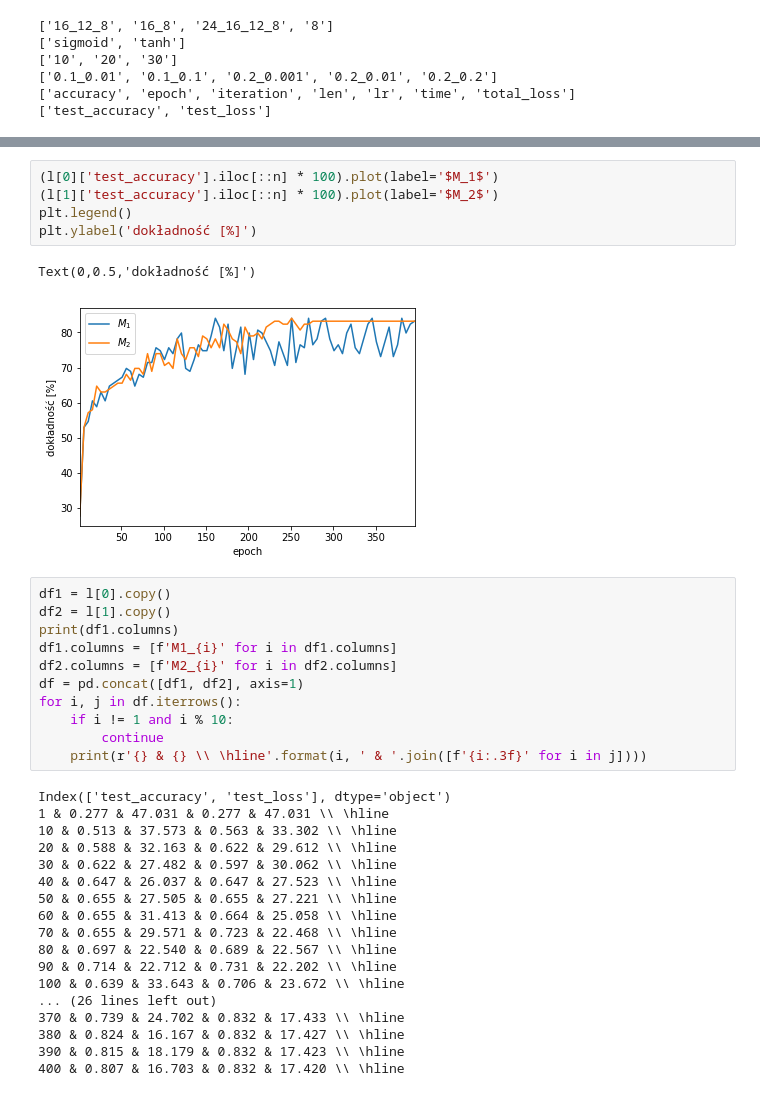
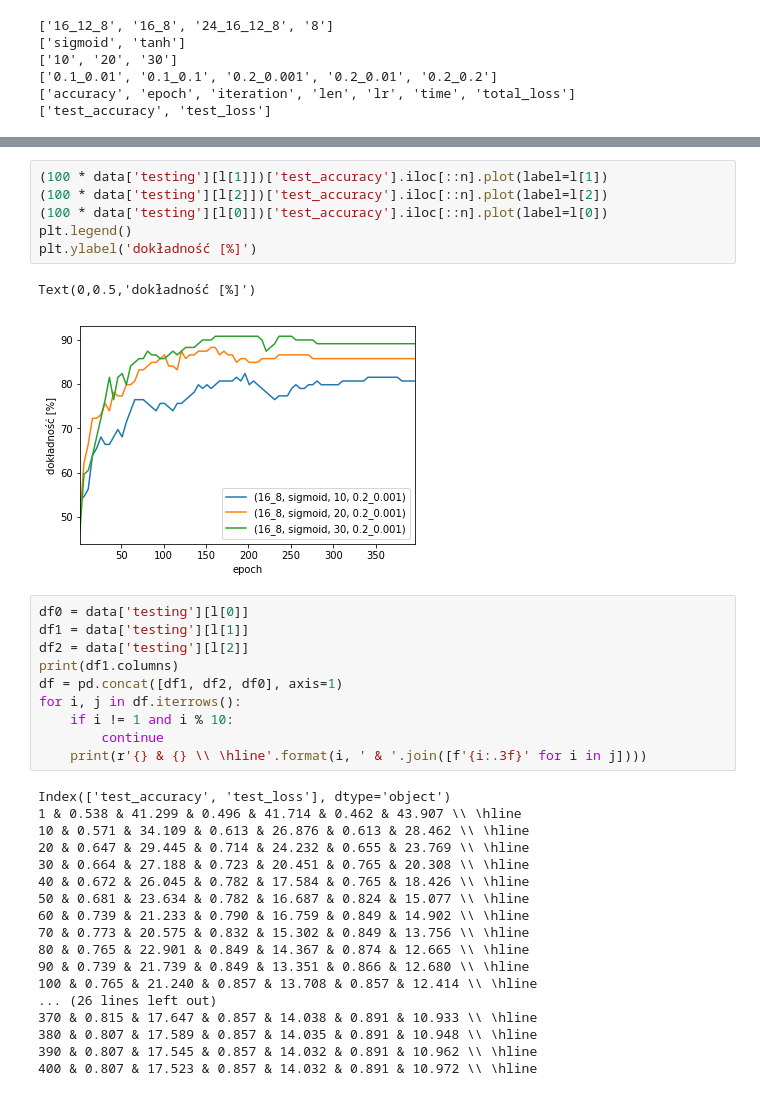
Before and after one commit to matbur/inz-doc, a Jupyter notebook: parse-tests.ipynb, the cells around one changed output, grey strips where cells are left out. Saved outputs shown, nothing was run; the diff lists cells and outputs as text.

```diff
--- a/parse-tests.ipynb
+++ b/parse-tests.ipynb
@@ -93,37 +74,37 @@ Text(0,0.5,'błąd średniokwadratowy')
-# %%
-(l[0]['test_accuracy'].iloc[::n] * 100).plot(label='$M_1$')
-(l[1]['test_accuracy'].iloc[::n] * 100).plot(label='$M_2$')
-plt.legend()
-plt.ylabel('dokładność [%]')
-# %% [output]
-Text(0,0.5,'dokładność [%]')
-[figure, removed]
+# %%
+(100 * data['testing'][l[1]])['test_accuracy'].iloc[::n].plot(label=l[1])
+(100 * data['testing'][l[2]])['test_accuracy'].iloc[::n].plot(label=l[2])
+(100 * data['testing'][l[0]])['test_accuracy'].iloc[::n].plot(label=l[0])
+plt.legend()
+plt.ylabel('dokładność [%]')
+# %% [output]
+Text(0,0.5,'dokładność [%]')
+[figure, added]
 # %%
-df1 = l[0].copy()
-df2 = l[1].copy()
+df0 = data['testing'][l[0]]
+df1 = data['testing'][l[1]]
+df2 = data['testing'][l[2]]
 print(df1.columns)
-df1.columns = [f'M1_{i}' for i in df1.columns]
-df2.columns = [f'M2_{i}' for i in df2.columns]
-df = pd.concat([df1, df2], axis=1)
+df = pd.concat([df1, df2, df0], axis=1)
 for i, j in df.iterrows():
     if i != 1 and i % 10:
         continue
     print(r'{} & {} \\ \hline'.format(i, ' & '.join([f'{i:.3f}' for i in j])))
 # %% [output]
 Index(['test_accuracy', 'test_loss'], dtype='object')
-1 & 0.277 & 47.031 & 0.277 & 47.031 \\ \hline
-10 & 0.513 & 37.573 & 0.563 & 33.302 \\ \hline
-20 & 0.588 & 32.163 & 0.622 & 29.612 \\ \hline
-30 & 0.622 & 27.482 & 0.597 & 30.062 \\ \hline
-40 & 0.647 & 26.037 & 0.647 & 27.523 \\ \hline
-50 & 0.655 & 27.505 & 0.655 & 27.221 \\ \hline
-60 & 0.655 & 31.413 & 0.664 & 25.058 \\ \hline
-70 & 0.655 & 29.571 & 0.723 & 22.468 \\ \hline
-80 & 0.697 & 22.540 & 0.689 & 22.567 \\ \hline
-90 & 0.714 & 22.712 & 0.731 & 22.202 \\ \hline
-100 & 0.639 & 33.643 & 0.706 & 23.672 \\ \hline
+1 & 0.538 & 41.299 & 0.496 & 41.714 & 0.462 & 43.907 \\ \hline
+10 & 0.571 & 34.109 & 0.613 & 26.876 & 0.613 & 28.462 \\ \hline
+20 & 0.647 & 29.445 & 0.714 & 24.232 & 0.655 & 23.769 \\ \hline
+30 & 0.664 & 27.188 & 0.723 & 20.451 & 0.765 & 20.308 \\ \hline
+40 & 0.672 & 26.045 & 0.782 & 17.584 & 0.765 & 18.426 \\ \hline
+50 & 0.681 & 23.634 & 0.782 & 16.687 & 0.824 & 15.077 \\ \hline
+60 & 0.739 & 21.233 & 0.790 & 16.759 & 0.849 & 14.902 \\ \hline
+70 & 0.773 & 20.575 & 0.832 & 15.302 & 0.849 & 13.756 \\ \hline
+80 & 0.765 & 22.901 & 0.849 & 14.367 & 0.874 & 12.665 \\ \hline
+90 & 0.739 & 21.739 & 0.849 & 13.351 & 0.866 & 12.680 \\ \hline
+100 & 0.765 & 21.240 & 0.857 & 13.708 & 0.857 & 12.414 \\ \hline
 ... (26 lines left out)
-370 & 0.739 & 24.702 & 0.832 & 17.433 \\ \hline
-380 & 0.824 & 16.167 & 0.832 & 17.427 \\ \hline
-390 & 0.815 & 18.179 & 0.832 & 17.423 \\ \hline
-400 & 0.807 & 16.703 & 0.832 & 17.420 \\ \hline
+370 & 0.815 & 17.647 & 0.857 & 14.038 & 0.891 & 10.933 \\ \hline
+380 & 0.807 & 17.589 & 0.857 & 14.035 & 0.891 & 10.948 \\ \hline
+390 & 0.807 & 17.545 & 0.857 & 14.032 & 0.891 & 10.962 \\ \hline
+400 & 0.807 & 17.523 & 0.857 & 14.032 & 0.891 & 10.972 \\ \hline
```
Also changed, not shown: parts of 6 cells of this notebook, 3 other files.
